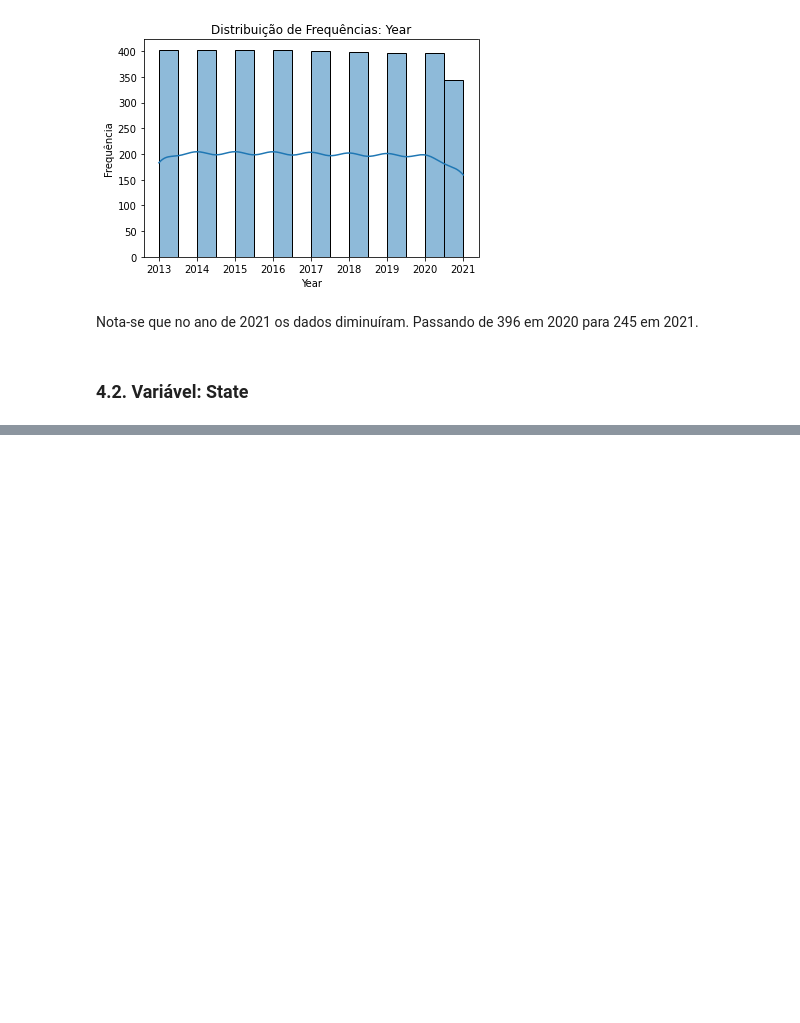
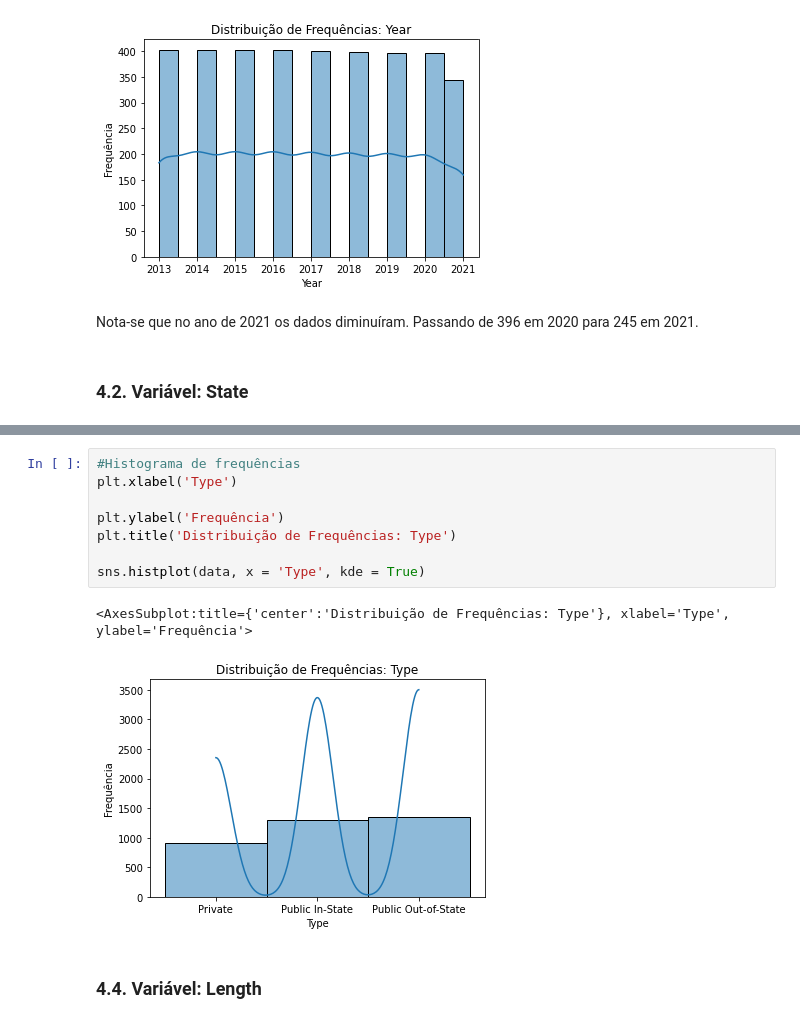
Before and after one commit to gabriellfelipe7/AnaliseExploratoria_AverageCostStudentUSA, a Jupyter notebook: AnaliseExploratoria_AverageCostStudentUSA.ipynb, the cells around one changed output, grey strips where cells are left out. Cells and saved outputs as stored; diff of their text form; blank space fills up the shorter version.

```diff
--- a/AnaliseExploratoria_AverageCostStudentUSA.ipynb
+++ b/AnaliseExploratoria_AverageCostStudentUSA.ipynb
@@ -170,0 +270,13 @@ Nota-se que no ano de 2021 os dados diminuíram. Passando de 396 em 2020 para 24
+# %%
+#Histograma de frequências
+plt.xlabel('Type')
+
+plt.ylabel('Frequência')
+plt.title('Distribuição de Frequências: Type')
+
+sns.histplot(data, x = 'Type', kde = True)
+# %% [output]
+<AxesSubplot:title={'center':'Distribuição de Frequências: Type'}, xlabel='Type', ylabel='Frequência'>
+[figure, added]
+# %% [markdown]
+### **4.4. Variável: Length**
```
Also changed, not shown: parts of 19 cells of this notebook.
